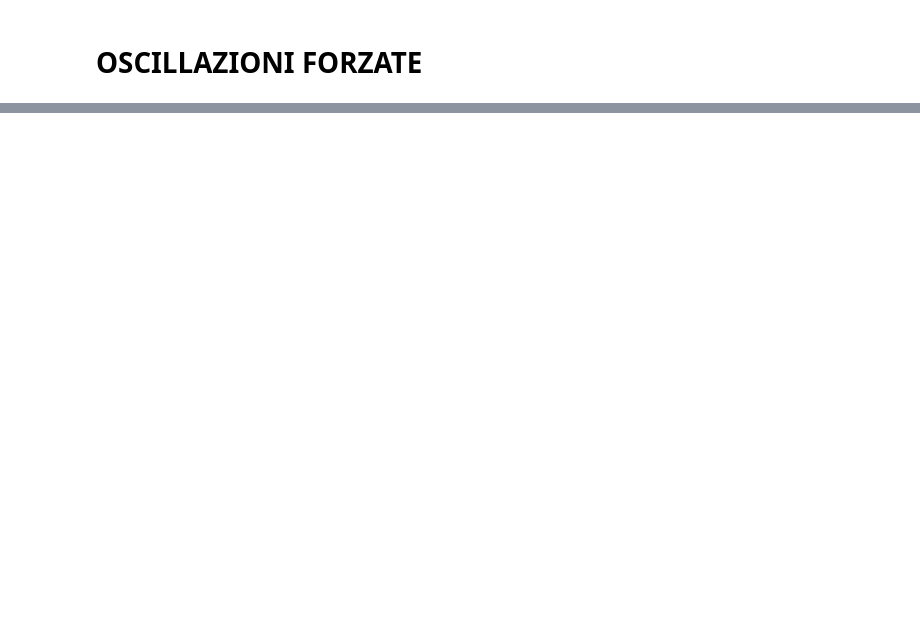
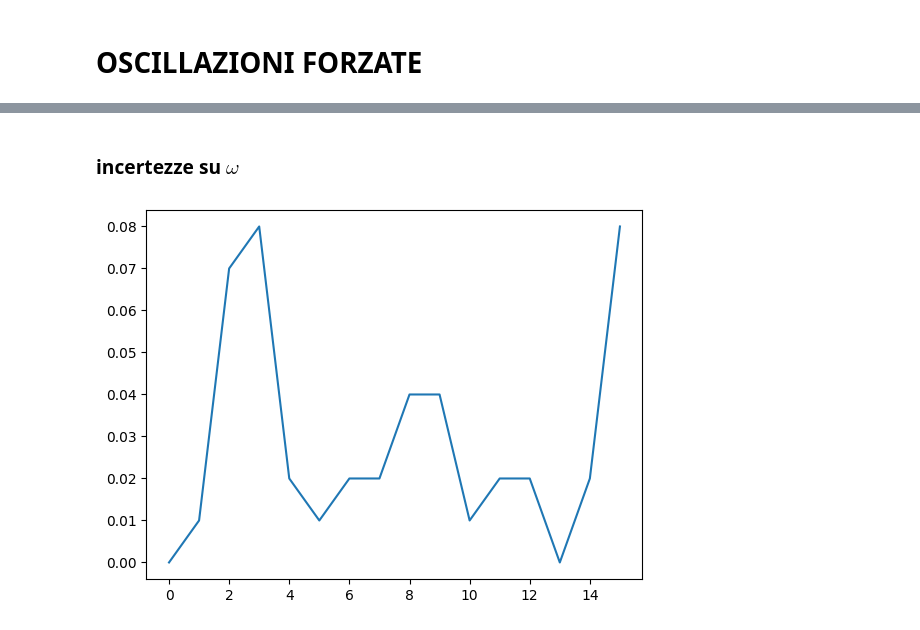
Before and after one commit to CarminatiGiovanni/LaboratorioFisica1, a Jupyter notebook: 07_OSCILLAZIONI FORZATE SMORZATE/PYTHON/oscillazioni_forzate.ipynb, the cells around one changed output, grey strips where cells are left out. Cells and saved outputs as stored; diff of their text form; code cells hidden in the pictures; blank space fills up the shorter version.

```diff
--- a/07_OSCILLAZIONI FORZATE SMORZATE/PYTHON/oscillazioni_forzate.ipynb
+++ b/07_OSCILLAZIONI FORZATE SMORZATE/PYTHON/oscillazioni_forzate.ipynb
@@ -50,2 +48,15 @@ covariance matrix: [[1.74679064e-05 5.01144356e-06 3.58116429e-05]
 
 omega_0:  2.59 ± 0.01
+# %% [markdown]
+### incertezze su $\omega$
+# %%
+
+omega = np.array(fr['omega']) # rad/s
+omegaf = np.array(fr['omegaf']) # rad/s
+
+h = np.abs(omegaf - omega)
+
+plt.plot(h)
+plt.show()
+# %% [output]
+[figure, added]
```
Also changed, not shown: parts of 2 cells of this notebook, 1 other file.
